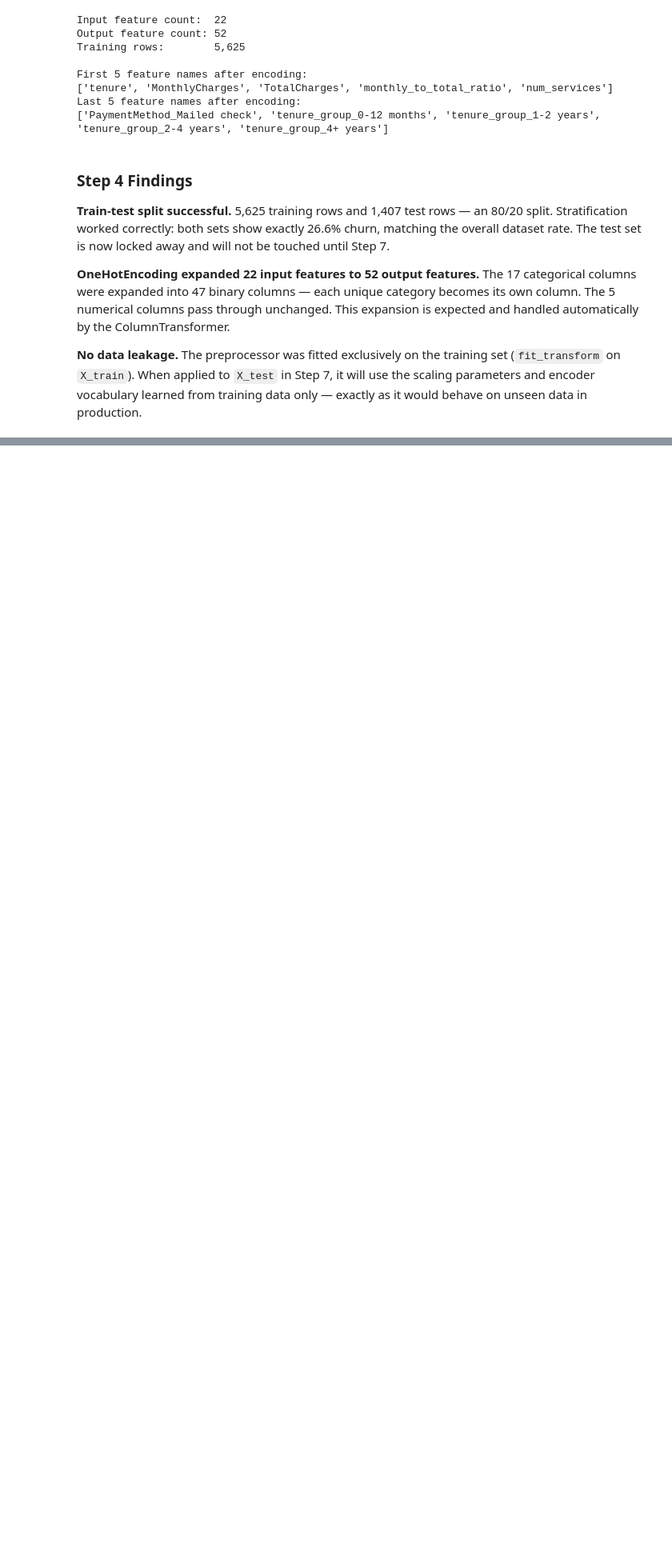
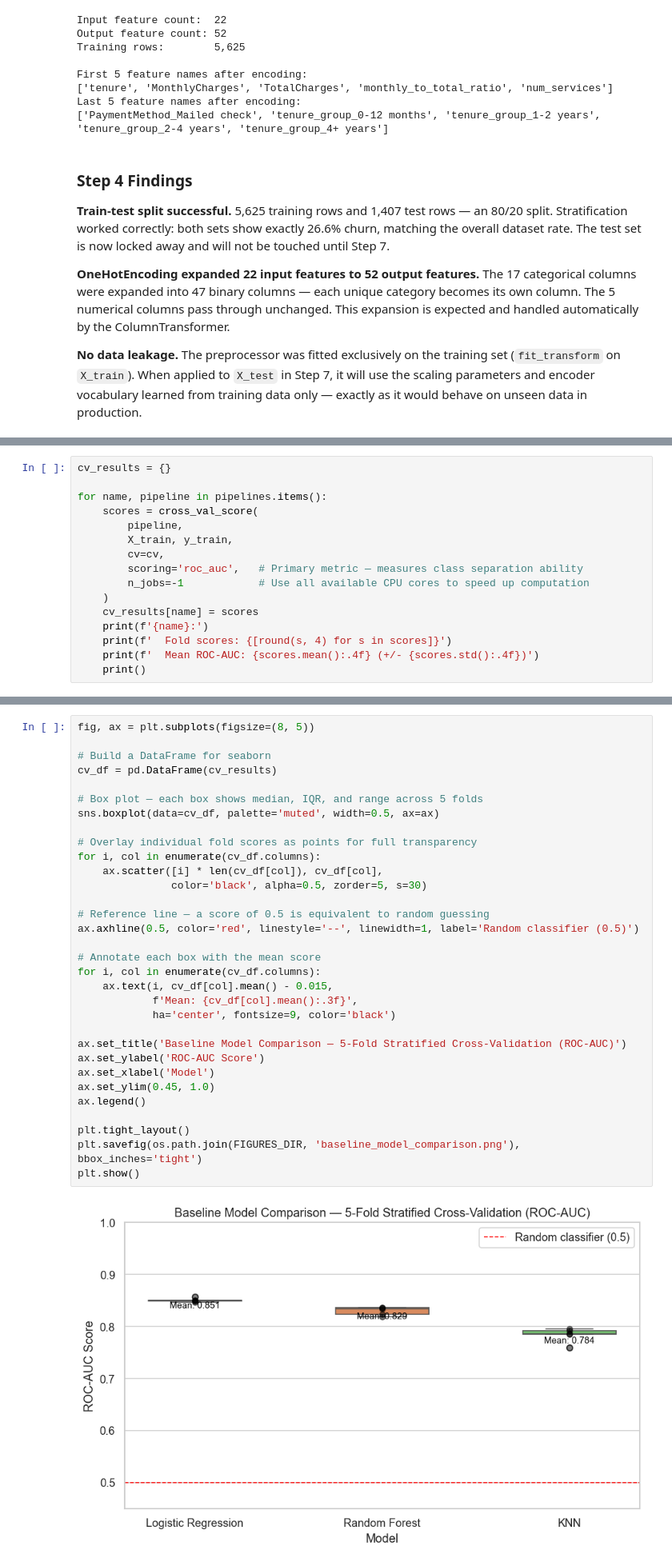
Before and after one commit to Muhammad-Umer-Riaz/data-analyst-portfolio, a Jupyter notebook: Customer_Churn_Prediction/customer_churn_prediction.ipynb, the cells around one changed output, grey strips where cells are left out. Shown at 80% size. Drawn from its saved outputs; the diff is of its cells as text; blank space fills up the shorter version.

Commit message:
Step 5 — baseline model comparison, Logistic Regression wins with ROC-AUC 0.851

```diff
--- a/Customer_Churn_Prediction/customer_churn_prediction.ipynb
+++ b/Customer_Churn_Prediction/customer_churn_prediction.ipynb
@@ -844,0 +910,16 @@ Last 5 feature names after encoding:
+# %%
+cv_results = {}
+
+for name, pipeline in pipelines.items():
+    scores = cross_val_score(
+        pipeline,
+        X_train, y_train,
+        cv=cv,
+        scoring='roc_auc',   # Primary metric — measures class separation ability
+        n_jobs=-1            # Use all available CPU cores to speed up computation
+    )
+    cv_results[name] = scores
+    print(f'{name}:')
+    print(f'  Fold scores: {[round(s, 4) for s in scores]}')
+    print(f'  Mean ROC-AUC: {scores.mean():.4f} (+/- {scores.std():.4f})')
+    print()
@@ -844,0 +942,34 @@ Last 5 feature names after encoding:
+# %%
+fig, ax = plt.subplots(figsize=(8, 5))
+
+# Build a DataFrame for seaborn
+cv_df = pd.DataFrame(cv_results)
+
+# Box plot — each box shows median, IQR, and range across 5 folds
+sns.boxplot(data=cv_df, palette='muted', width=0.5, ax=ax)
+
+# Overlay individual fold scores as points for full transparency
+for i, col in enumerate(cv_df.columns):
+    ax.scatter([i] * len(cv_df[col]), cv_df[col],
+               color='black', alpha=0.5, zorder=5, s=30)
+
+# Reference line — a score of 0.5 is equivalent to random guessing
+ax.axhline(0.5, color='red', linestyle='--', linewidth=1, label='Random classifier (0.5)')
+
+# Annotate each box with the mean score
+for i, col in enumerate(cv_df.columns):
+    ax.text(i, cv_df[col].mean() - 0.015,
+            f'Mean: {cv_df[col].mean():.3f}',
+            ha='center', fontsize=9, color='black')
+
+ax.set_title('Baseline Model Comparison — 5-Fold Stratified Cross-Validation (ROC-AUC)')
+ax.set_ylabel('ROC-AUC Score')
+ax.set_xlabel('Model')
+ax.set_ylim(0.45, 1.0)
+ax.legend()
+
+plt.tight_layout()
+plt.savefig(os.path.join(FIGURES_DIR, 'baseline_model_comparison.png'), bbox_inches='tight')
+plt.show()
+# %% [output]
+[figure, added]
```
Also changed, not shown: parts of 7 cells of this notebook.
